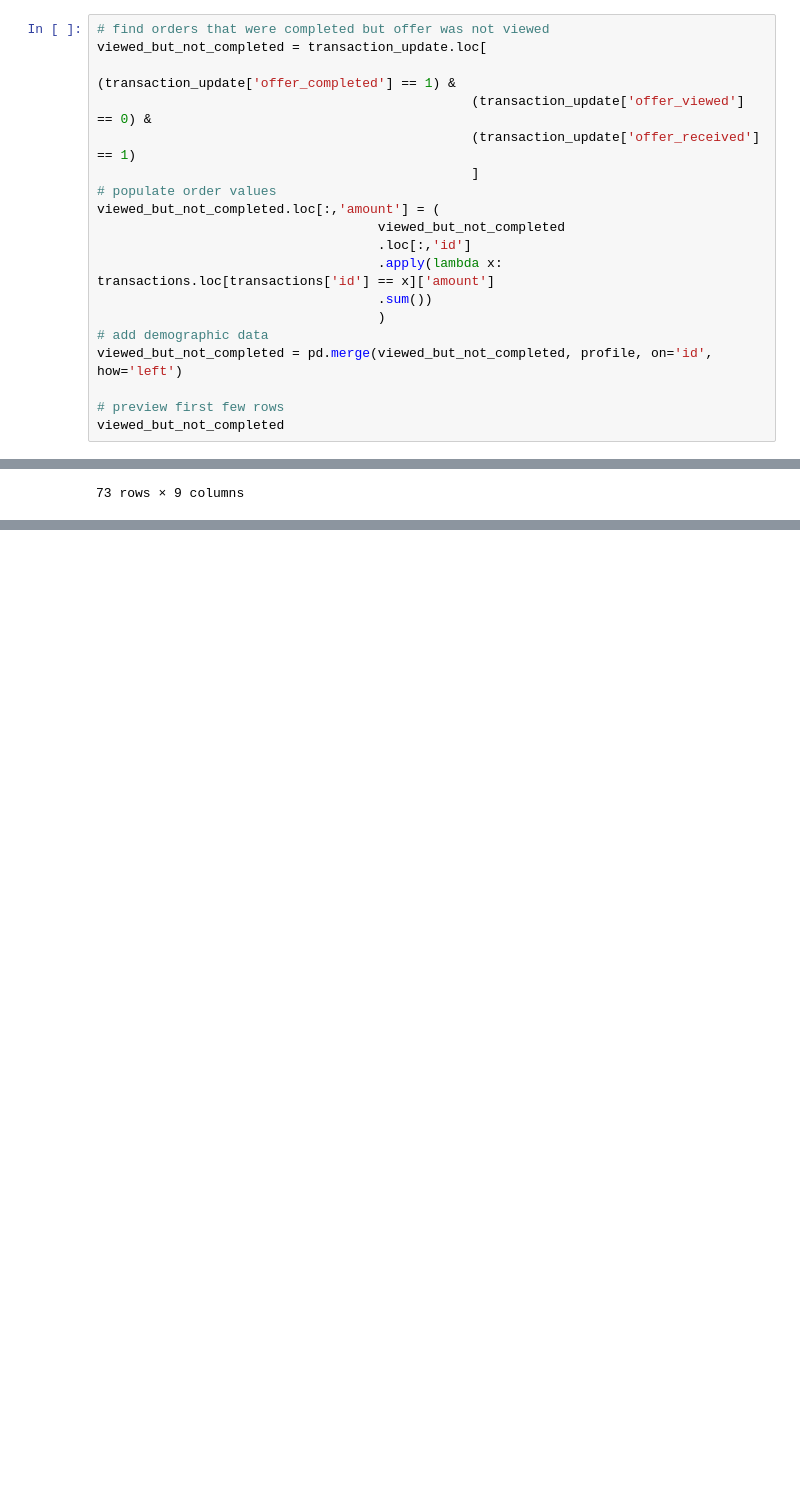
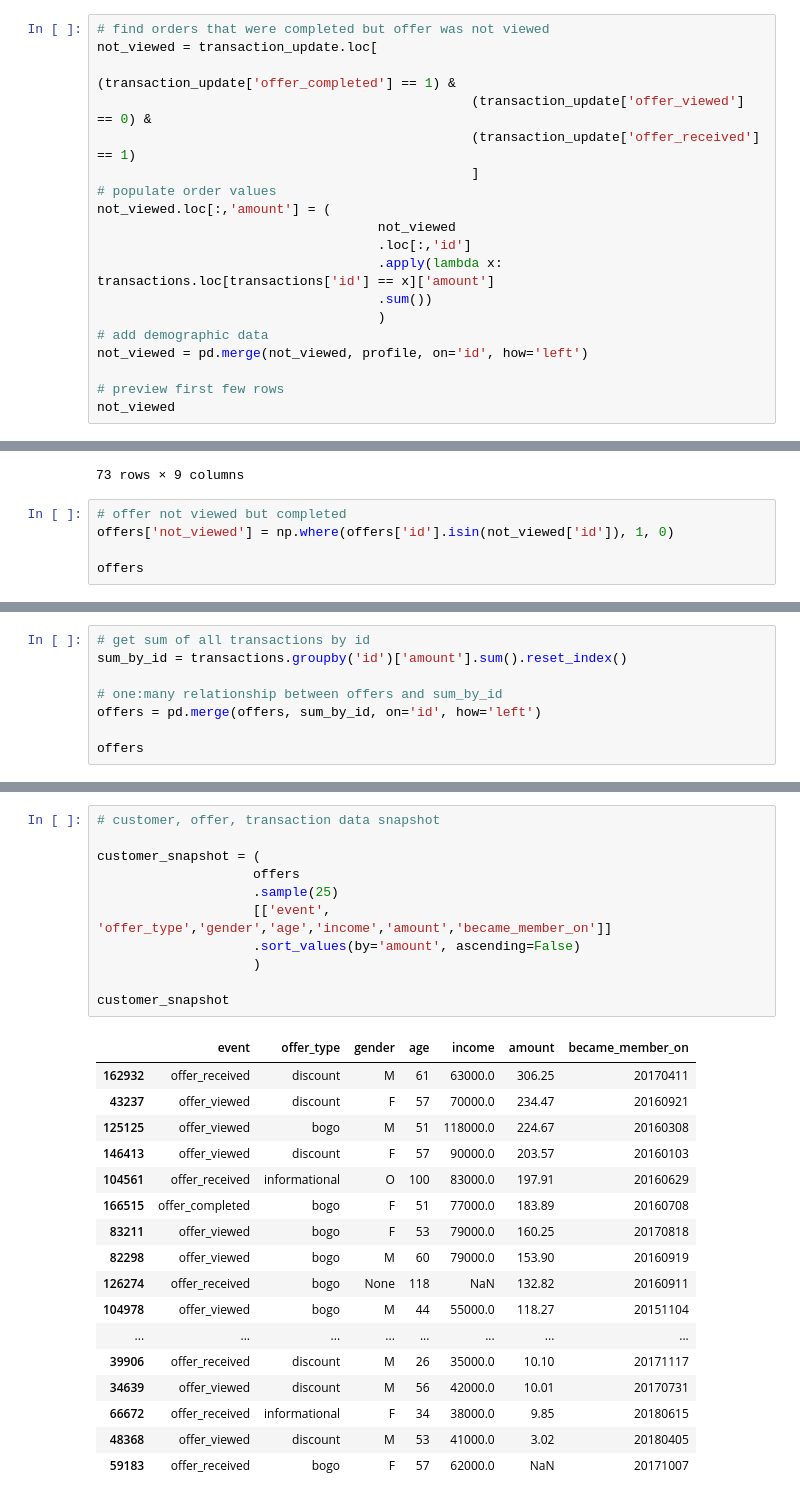
Before and after one commit to DanHerman212/starbucks_project, a Jupyter notebook: Starbucks_Capstone_notebook.ipynb, the cells around one changed output, grey strips where cells are left out. Drawn from its saved outputs; the diff is of its cells as text; blank space fills up the shorter version.

```diff
--- a/Starbucks_Capstone_notebook.ipynb
+++ b/Starbucks_Capstone_notebook.ipynb
@@ -271,22 +304,22 @@ cross_tab
 # %%
 # find orders that were completed but offer was not viewed
-viewed_but_not_completed = transaction_update.loc[
+not_viewed = transaction_update.loc[
                                                 (transaction_update['offer_completed'] == 1) &
                                                 (transaction_update['offer_viewed'] == 0) &
                                                 (transaction_update['offer_received'] == 1)
                                                 ]
 # populate order values
-viewed_but_not_completed.loc[:,'amount'] = (
-                                    viewed_but_not_completed
+not_viewed.loc[:,'amount'] = (
+                                    not_viewed
                                     .loc[:,'id']
                                     .apply(lambda x: transactions.loc[transactions['id'] == x]['amount']
                                     .sum())
                                     )
 # add demographic data
-viewed_but_not_completed = pd.merge(viewed_but_not_completed, profile, on='id', how='left')
+not_viewed = pd.merge(not_viewed, profile, on='id', how='left')
 
 # preview first few rows
-viewed_but_not_completed
+not_viewed
 # %% [output]
 |  | id | offer_completed | offer_viewed | offer_received | amount | gender | age | became_member_on | ... |
 | 0 | b860d355ef6e4c66b5d5a837c56ef32d | 1 | 0 | 1 | 131.21 | F | 49 | 20171226 | ... |
@@ -301,3 +334,8 @@ viewed_but_not_completed
 | 71 | 04ea45ec66574a618b0918834ee08fed | 1 | 0 | 1 | 21.02 | F | 86 | 20150930 | ... |
 | 72 | 700f2b3ea88643e0a65722cfb71f543b | 1 | 0 | 1 | 36.12 | F | 75 | 20180704 | ... |
 73 rows × 9 columns
+# %%
+# offer not viewed but completed
+offers['not_viewed'] = np.where(offers['id'].isin(not_viewed['id']), 1, 0)
+
+offers
@@ -303,0 +356,8 @@ viewed_but_not_completed
+# %%
+# get sum of all transactions by id
+sum_by_id = transactions.groupby('id')['amount'].sum().reset_index()
+
+# one:many relationship between offers and sum_by_id
+offers = pd.merge(offers, sum_by_id, on='id', how='left')
+
+offers
@@ -303,0 +378,29 @@ viewed_but_not_completed
+# %%
+# customer, offer, transaction data snapshot
+
+customer_snapshot = (
+                    offers
+                    .sample(25)
+                    [['event', 'offer_type','gender','age','income','amount','became_member_on']]
+                    .sort_values(by='amount', ascending=False)
+                    )
+
+customer_snapshot
+# %% [output]
+|  | event | offer_type | gender | age | income | amount | became_member_on |
+| 162932 | offer_received | discount | M | 61 | 63000.0 | 306.25 | 20170411 |
+| 43237 | offer_viewed | discount | F | 57 | 70000.0 | 234.47 | 20160921 |
+| 125125 | offer_viewed | bogo | M | 51 | 118000.0 | 224.67 | 20160308 |
+| 146413 | offer_viewed | discount | F | 57 | 90000.0 | 203.57 | 20160103 |
+| 104561 | offer_received | informational | O | 100 | 83000.0 | 197.91 | 20160629 |
+| 166515 | offer_completed | bogo | F | 51 | 77000.0 | 183.89 | 20160708 |
+| 83211 | offer_viewed | bogo | F | 53 | 79000.0 | 160.25 | 20170818 |
+| 82298 | offer_viewed | bogo | M | 60 | 79000.0 | 153.90 | 20160919 |
+| 126274 | offer_received | bogo | None | 118 | NaN | 132.82 | 20160911 |
+| 104978 | offer_viewed | bogo | M | 44 | 55000.0 | 118.27 | 20151104 |
+| ... | ... | ... | ... | ... | ... | ... | ... |
+| 39906 | offer_received | discount | M | 26 | 35000.0 | 10.10 | 20171117 |
+| 34639 | offer_viewed | discount | M | 56 | 42000.0 | 10.01 | 20170731 |
+| 66672 | offer_received | informational | F | 34 | 38000.0 | 9.85 | 20180615 |
+| 48368 | offer_viewed | discount | M | 53 | 41000.0 | 3.02 | 20180405 |
+| 59183 | offer_received | bogo | F | 57 | 62000.0 | NaN | 20171007 |
```
Also changed, not shown: parts of 6 cells of this notebook, 1 other file.
